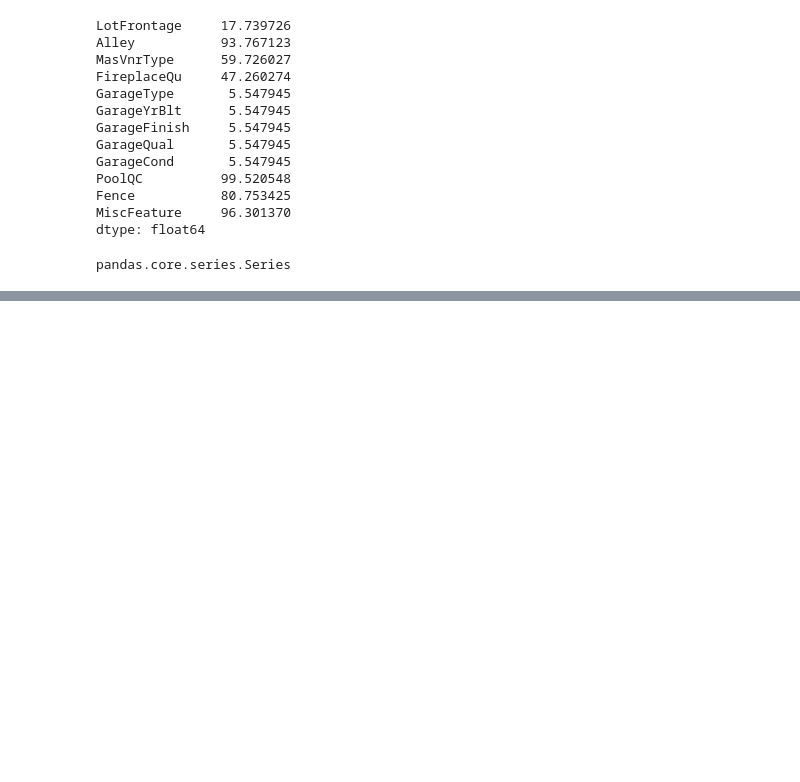
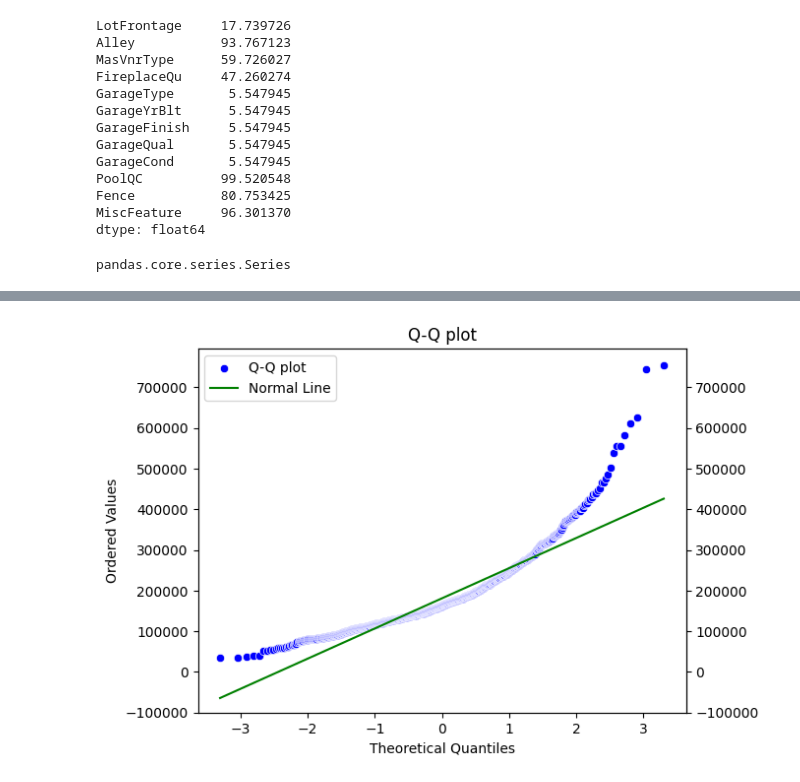
Before and after one commit to huanrafa/ProjectPracticing, a Jupyter notebook: House Prices - Advanced Regression Techniques/House prices.ipynb, the cells around one changed output, grey strips where cells are left out. Cells and saved outputs as stored; diff of their text form; code cells hidden in the pictures; blank space fills up the shorter version.

```diff
--- a/House Prices - Advanced Regression Techniques/House prices.ipynb
+++ b/House Prices - Advanced Regression Techniques/House prices.ipynb
@@ -217,0 +218,25 @@ plt.show()
+# %%
+fig = plt.figure()
+ax1 = fig.add_subplot(111)
+ax2 = ax1.twinx()
+
+qq_data = stats.probplot(training['SalePrice'], dist='norm')
+qq_plot = sns.scatterplot(x=qq_data[0][0], y=qq_data[0][1], label="Q-Q plot", color='blue', ax=ax1)
+ax1.set(xlabel='Theoretical Quantiles', ylabel='Ordered Values', title='Q-Q plot')
+qq_plot.axes.set_ylim(-100000,qq_data[0][1][-1]+40000)
+ax1.legend_ = None
+
+slope, intercept, r_value, p_value, std_err = stats.linregress(qq_data[0][0], qq_data[0][1])
+line_x = np.array(qq_data[0][0])
+line_y = intercept + slope * line_x
+line_plot = sns.lineplot(x=line_x, y=line_y, label='Normal Line', color='green', ax=ax2)
+line_plot.axes.set_ylim(-100000,qq_data[0][1][-1]+40000)
+ax2.legend_ = None
+
+h1, l1 = ax1.get_legend_handles_labels()
+h2, l2 = ax2.get_legend_handles_labels()
+ax1.legend(h1+h2, l1+l2, loc=2)
+
+plt.show()
+# %% [output]
+[figure, added]
```
Also changed, not shown: parts of 1 cell of this notebook.
